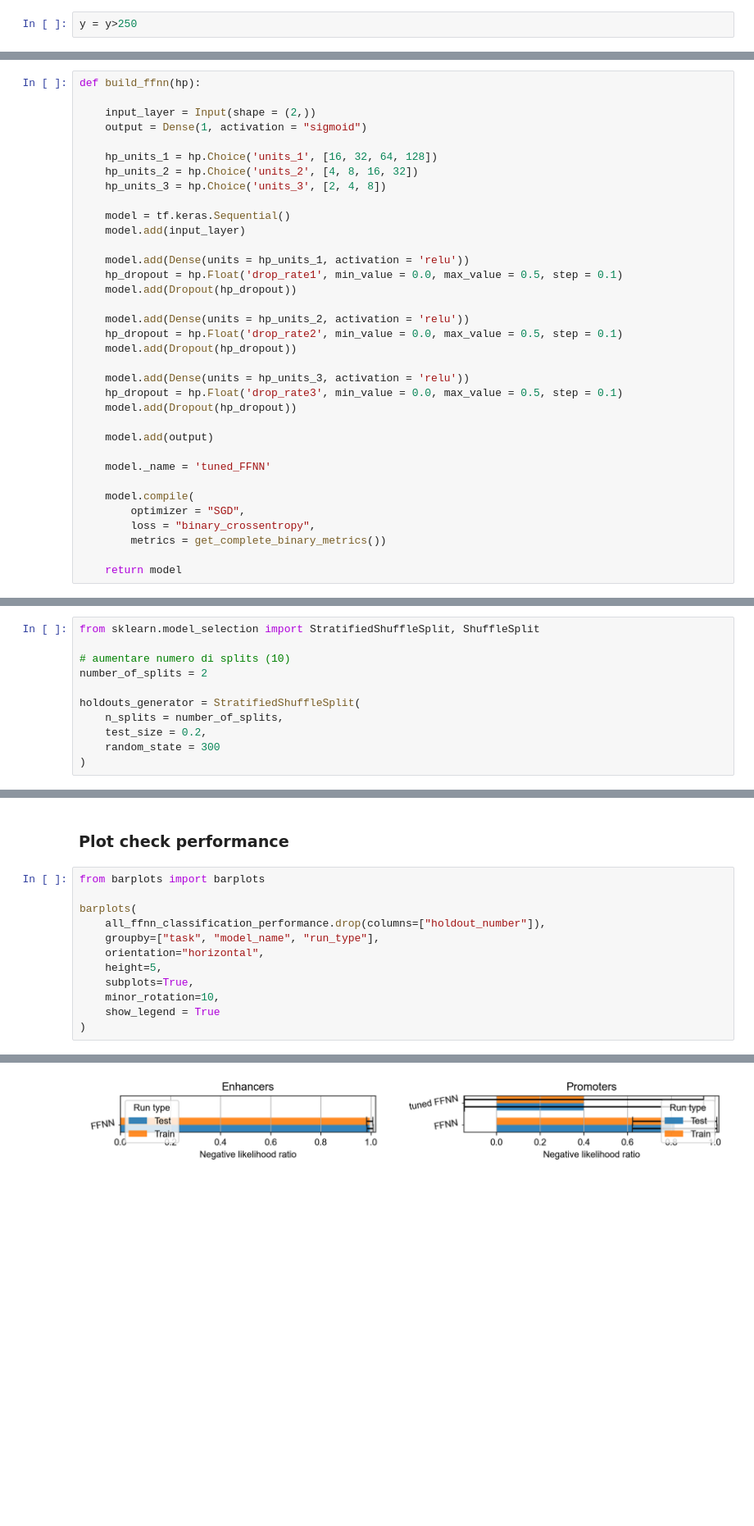
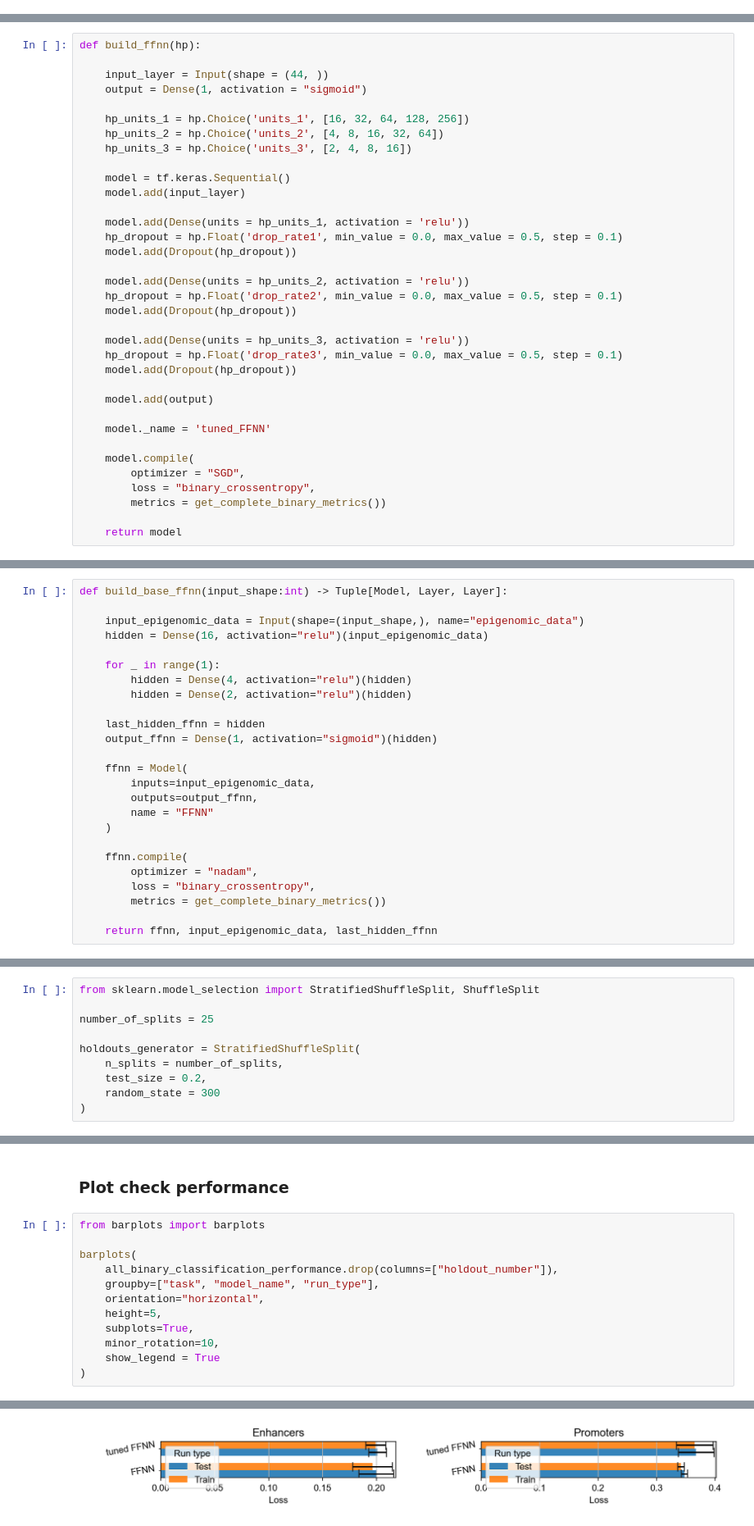
Before and after one commit to NaomiDemolli/Bioinformatics_project, a Jupyter notebook: code/tuning.ipynb, the cells around one changed output, grey strips where cells are left out. Shown at 82% size. Saved outputs shown, nothing was run; the diff lists cells and outputs as text; blank space fills up the shorter version.

```diff
--- a/code/tuning.ipynb
+++ b/code/tuning.ipynb
@@ -34,5 +36,3 @@ X_train, X_test, y_train, y_test = train_test_split(X, y, test_size=0.33, random
-# %%
-y = y>250
 # %% [markdown]
 ### Models
 # %%
@@ -69,12 +46,12 @@ from tensorflow import keras
 # %%
 def build_ffnn(hp):
 
-    input_layer = Input(shape = (2,))
+    input_layer = Input(shape = (44, ))
     output = Dense(1, activation = "sigmoid")
 
-    hp_units_1 = hp.Choice('units_1', [16, 32, 64, 128])
-    hp_units_2 = hp.Choice('units_2', [4, 8, 16, 32])
-    hp_units_3 = hp.Choice('units_3', [2, 4, 8])
+    hp_units_1 = hp.Choice('units_1', [16, 32, 64, 128, 256])
+    hp_units_2 = hp.Choice('units_2', [4, 8, 16, 32, 64])
+    hp_units_3 = hp.Choice('units_3', [2, 4, 8, 16])
 
     model = tf.keras.Sequential()
     model.add(input_layer)
@@ -132,2 +81,27 @@ def build_ffnn(hp):
+# %%
+def build_base_ffnn(input_shape:int) -> Tuple[Model, Layer, Layer]:
+
+    input_epigenomic_data = Input(shape=(input_shape,), name="epigenomic_data")
+    hidden = Dense(16, activation="relu")(input_epigenomic_data)
+
+    for _ in range(1):
+        hidden = Dense(4, activation="relu")(hidden)
+        hidden = Dense(2, activation="relu")(hidden)
+
+    last_hidden_ffnn = hidden
+    output_ffnn = Dense(1, activation="sigmoid")(hidden)
+
+    ffnn = Model(
+        inputs=input_epigenomic_data,
+        outputs=output_ffnn,
+        name = "FFNN"
+    )
+
+    ffnn.compile(
+        optimizer = "nadam",
+        loss = "binary_crossentropy",
+        metrics = get_complete_binary_metrics())
+
+    return ffnn, input_epigenomic_data, last_hidden_ffnn
 # %%
 def build_CNN(hp):
@@ -199,8 +175,7 @@ def build_CNN(hp):
 # %%
 from sklearn.model_selection import StratifiedShuffleSplit, ShuffleSplit
 
-# aumentare numero di splits (10)
-number_of_splits = 2
+number_of_splits = 25
 
 holdouts_generator = StratifiedShuffleSplit(
     n_splits = number_of_splits,
@@ -449,7 +376,7 @@ for trial_index in range(5):
 from barplots import barplots
 
 barplots(
-    all_ffnn_classification_performance.drop(columns=["holdout_number"]),
+    all_binary_classification_performance.drop(columns=["holdout_number"]),
     groupby=["task", "model_name", "run_type"],
     orientation="horizontal",
     height=5,
@@ -485 +412 @@ barplots(
-[figure, old version]
+[figure, new version]
```
Also changed, not shown: parts of 22 cells of this notebook, 1 other file.
